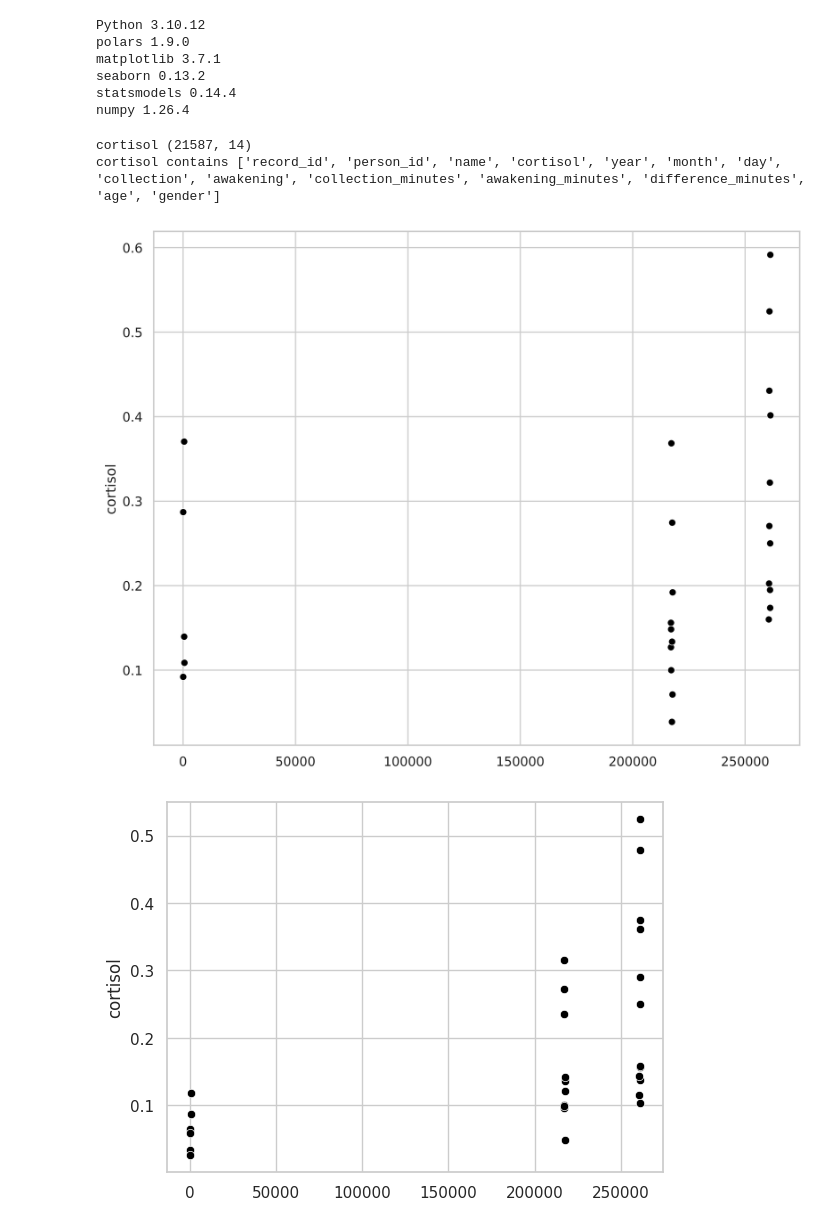
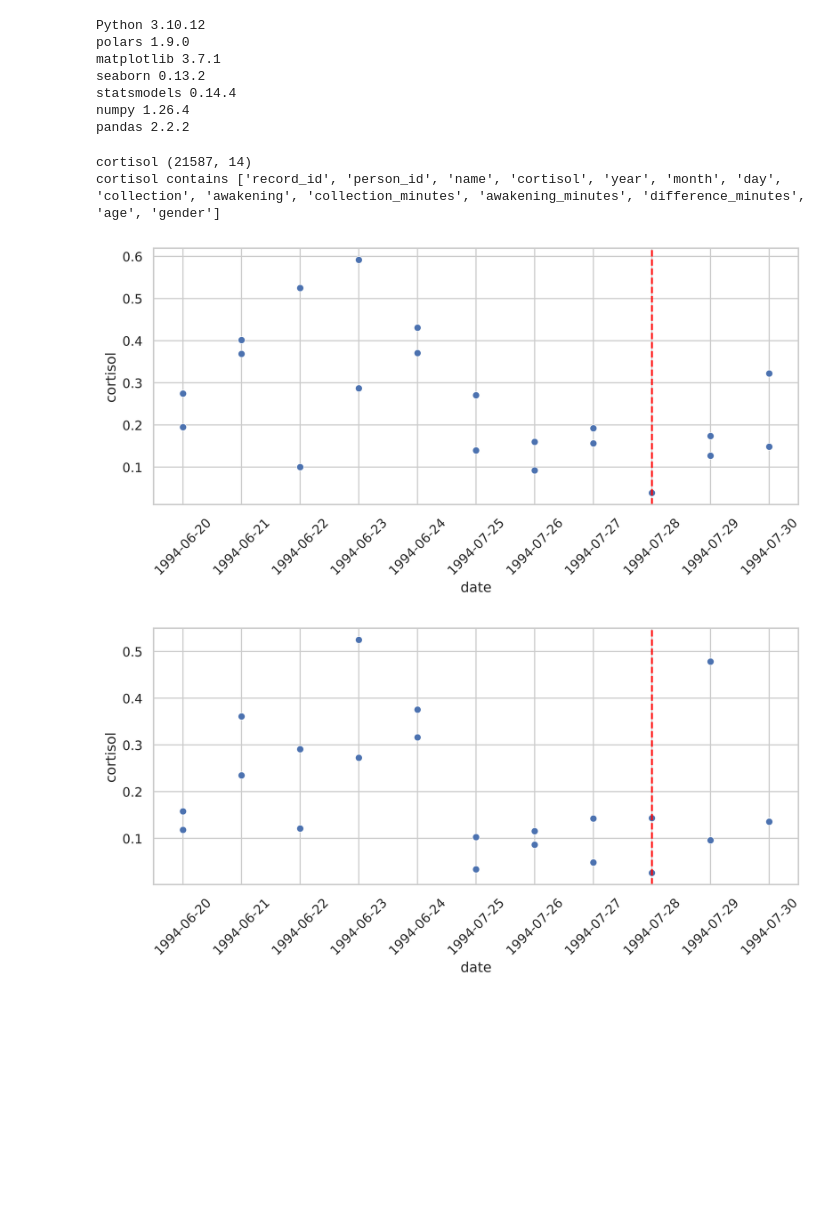
Before and after one commit to Kiron-Ang/DFHL, a Jupyter notebook: cortisol_grief.ipynb, the cells around one changed output. Drawn from its saved outputs; the diff is of its cells as text; code cells hidden in the pictures; blank space fills up the shorter version.

Commit message:
Basic time series plots of measurements taken near a grief event for family 1

```diff
--- a/cortisol_grief.ipynb
+++ b/cortisol_grief.ipynb
@@ -24,6 +24,10 @@ print("statsmodels", statsmodels.__version__)
 # Do not upgrade numpy because Google Colab will return an error
 import numpy
 print("numpy", numpy.__version__)
+
+# Do not upgrade pandas because Google Colab will return an error
+import pandas
+print("pandas", pandas.__version__)
 # %% [output]
 Python 3.10.12
 polars 1.9.0
@@ -31,6 +35,7 @@ matplotlib 3.7.1
 seaborn 0.13.2
 statsmodels 0.14.4
 numpy 1.26.4
+pandas 2.2.2
 # %%
 # read_csv() to store data in a Polars DataFrame
 cortisol = polars.read_csv("cortisol - cleansed.csv")
@@ -43,61 +48,47 @@ cortisol contains ['record_id', 'person_id', 'name', 'cortisol', 'year', 'month'
 # %%
 # Create a scatter plot with matplotlib.pyplot and seaborn
 import matplotlib.pyplot
 
 seaborn.set_theme(style="whitegrid")
-
-# Control figure size and resolution with matplotlib.pyplot.figure
-matplotlib.pyplot.figure(figsize = (10, 8), dpi = 600)
 
 # S is Son, D is Daughter
 family_1 = [151756224, 312288096, 710554240, 410631648, 437663904] # FAMILY 1: S1, D1, S2, D2, D3
 family_2 = [980003264, 533873088, 106369672, 676175872, 575183808] # FAMILY 2: S1, S2, S3, S4, D1
 family_3 = [412766816, 712730496, 207561136, 633178880] # FAMILY 3: D1, S1, S2, S3
 
 for id in family_1:
-
-  lineplot_data = cortisol.filter(polars.col("person_id") == id)
-  lineplot_data = lineplot_data.filter(polars.col("year") == 1994)
+  # Control figure size and resolution with matplotlib.pyplot.figure
+  matplotlib.pyplot.figure(figsize = (10, 4), dpi = 600)
 
   # Only keep values in the same year as the grief events. All the events happened in the summer.
-  lineplot_cortisol = lineplot_data["cortisol"]
+  temp = cortisol.filter(polars.col("person_id") == id)
+  temp = temp.filter(polars.col("year") == 1994)
+  temp = temp.filter(polars.col("month") < 9)
+  temp = temp.filter(polars.col("month") > 4)
 
   # Sort the dataframe by year, month, day, collection_minutes
   # So the earliest collection time for the person is the very first entry!
-  lineplot_data = lineplot_data.sort("collection_minutes")
-  lineplot_data = lineplot_data.sort("day")
-  lineplot_data = lineplot_data.sort("month")
-  lineplot_data = lineplot_data.sort("year")
+  temp = temp.sort("collection_minutes")
+  temp = temp.sort("day")
+  temp = temp.sort("month")
+  temp = temp.sort("year")
 
-  # Create numpy arrays from columns related to the date/time of sample collection
-  # and then create a new array to store seconds since the first time of collection
+  temp_cortisol = temp["cortisol"]
 
-  minutes_since_midnight = lineplot_data["collection_minutes"].to_numpy()
-  year = lineplot_data["year"].to_numpy()
-  month = lineplot_data["month"].to_numpy()
-  day = lineplot_data["day"].to_numpy()
+  temp_year = temp["year"].to_numpy()
+  temp_month = temp["month"].to_numpy()
+  temp_day = temp["day"].to_numpy()
 
-  # Store the first collection time for this person in minutes
-  # Assume years have 365 days and months have 30 days
-  first_collection = (year[0] * 365 * 24 * 60 +
-                      month[0] * 30 * 24 * 60 +
-                      day[0] * 60 +
-                      minutes_since_midnight[0])
+  dates = numpy.array([f'{y:04d}-{m:02d}-{d:02d}' for y, m, d in zip(temp_year, temp_month, temp_day)])
 
-  minutes = (year * 365 * 24 * 60 +
-            month * 30 * 24 * 60 +
-            day * 60 +
-            minutes_since_midnight)
+  dates_dataframe = pandas.DataFrame({'date': dates})
 
-  lineplot_time = minutes - first_collection
+  scatterplot = seaborn.scatterplot(x = dates_dataframe["date"], y = temp_cortisol)
 
-  scatterplot = seaborn.scatterplot(
-      y = lineplot_cortisol,
-      x = lineplot_time,
-      color = "black"
-  )
+  matplotlib.pyplot.axvline('1994-07-28', color='red', linestyle='--', label='Event Date')
 
+  matplotlib.pyplot.xticks(rotation=45)
   matplotlib.pyplot.show()
 # %% [output]
-[figure, old version]
+[figure, new version]
-[figure, old version]
+[figure, new version]
```
Also changed, not shown: parts of 1 cell of this notebook.
